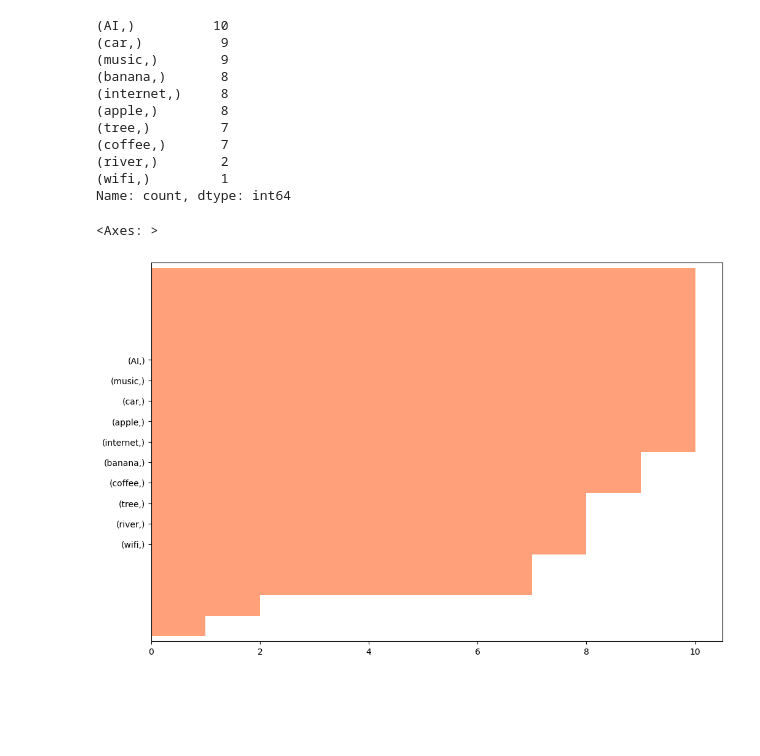
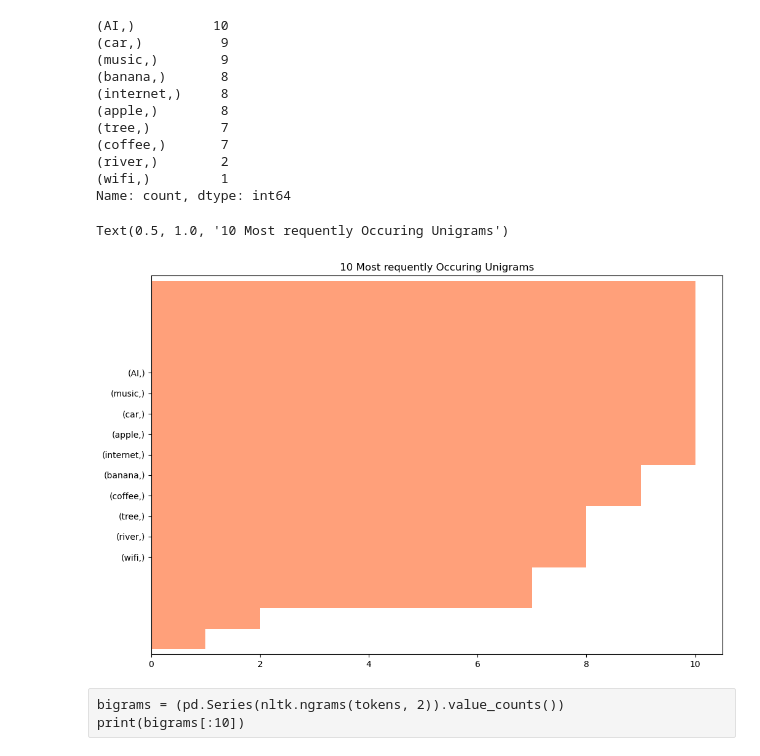
Before and after one commit to si30boy/Nlp-Learning, a Jupyter notebook: NlpLearning.ipynb, the cells around one changed output. Cells and saved outputs as stored; diff of their text form; code cells hidden in the pictures; blank space fills up the shorter version.

```diff
--- a/NlpLearning.ipynb
+++ b/NlpLearning.ipynb
@@ -312,6 +312,10 @@ print(unigrams[:10])
 Name: count, dtype: int64
 # %%
 unigrams[:10].sort_values().plot.barh(color ="lightsalmon", width=9, figsize=(12,8))
+plt.title("10 Most requently Occuring Unigrams")
 # %% [output]
-<Axes: >
+Text(0.5, 1.0, '10 Most requently Occuring Unigrams')
-[figure, old version]
+[figure, new version]
+# %% [raw]
+bigrams = (pd.Series(nltk.ngrams(tokens, 2)).value_counts())
+print(bigrams[:10])
```
Also changed, not shown: parts of 1 cell of this notebook, 1 other file.
